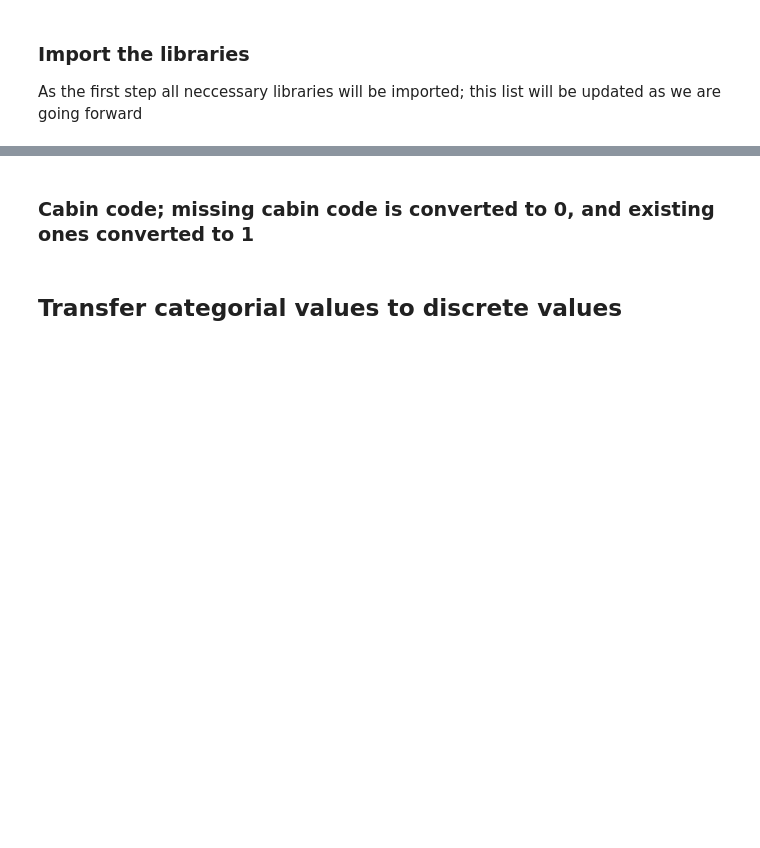
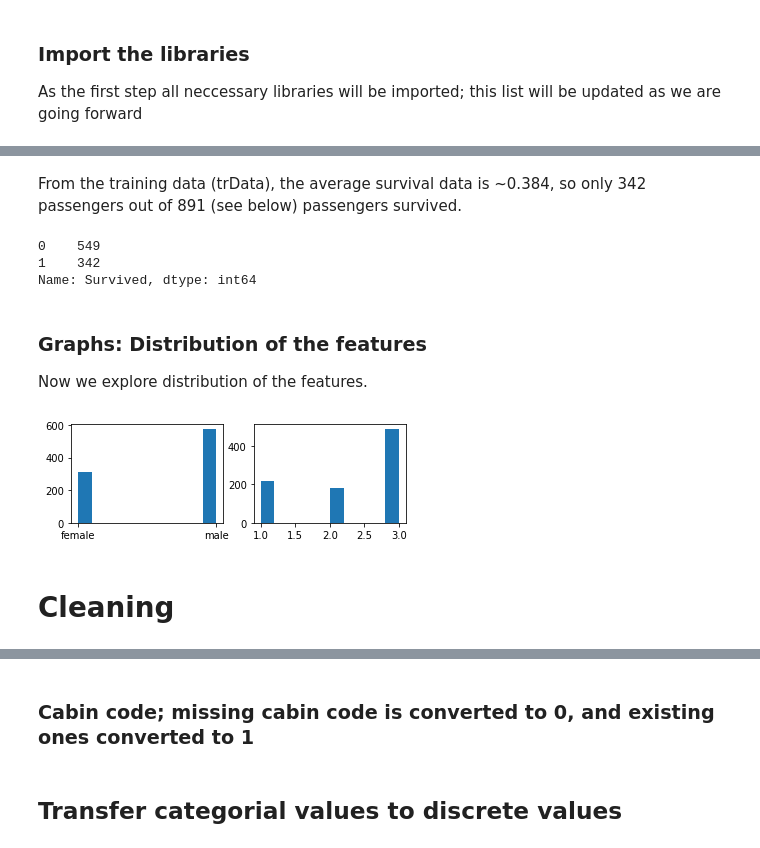
Before and after one commit to hamedrazavi/titanic_survival_prediction_kaggle, a Jupyter notebook: survival_prediction_titanic.ipynb, the cells around one changed output, grey strips where cells are left out. Drawn from its saved outputs; the diff is of its cells as text; code cells hidden in the pictures; blank space fills up the shorter version.

```diff
--- a/survival_prediction_titanic.ipynb
+++ b/survival_prediction_titanic.ipynb
@@ -39,3 +61,28 @@ trData.head()
+# %% [markdown]
+From the training data (trData), the average survival data is ~0.384, so only 342 passengers out of 891 (see below) passengers survived.
+# %%
+trData['Survived'].value_counts()
+# %% [output]
+0    549
+1    342
+Name: Survived, dtype: int64
+# %% [markdown]
+### Graphs: Distribution of the features
+Now we explore distribution of the features.
+# %%
+# Sex
+plt.subplot(2, 2, 1)
+plt.hist(trData['Sex'])
+
+# Pclass
+plt.subplot(2, 2, 2)
+plt.hist(trData['Pclass'])
+
+plt.show()
+# %% [output]
+[figure, added]
+# %% [markdown]
+# Cleaning
 # %%
 print("Total number of samples in train set is:", len(trData))
 print("-"*45)
```
Also changed, not shown: parts of 72 cells of this notebook.
